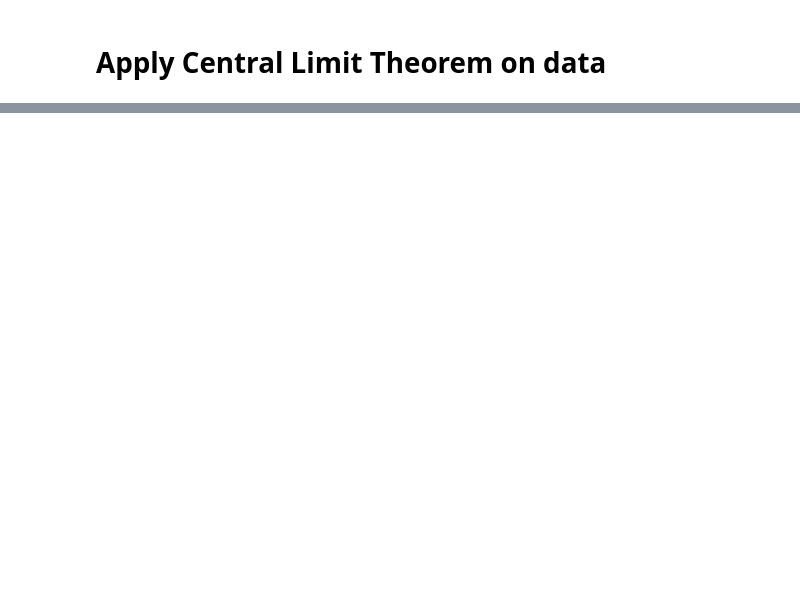
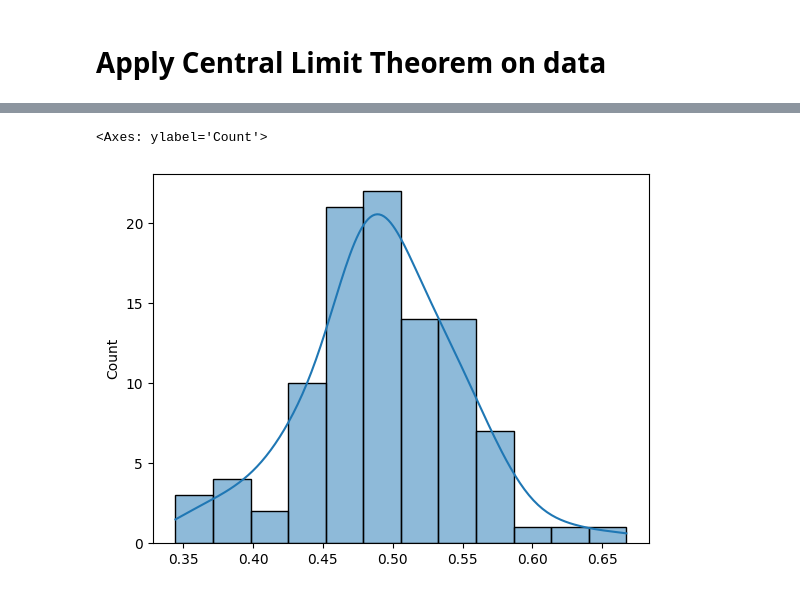
Before and after one commit to Nandini155/old_Statistics, a Jupyter notebook: Central_limit_theorm.ipynb, the cells around one changed output, grey strips where cells are left out. Saved outputs shown, nothing was run; the diff lists cells and outputs as text; code cells hidden in the pictures; blank space fills up the shorter version.

```diff
--- a/Central_limit_theorm.ipynb
+++ b/Central_limit_theorm.ipynb
@@ -49,0 +66,6 @@ sns.histplot(sample_data,kde=0.2)
+# %%
+#Appling CLT on sample data. Funtion = apply_CLT(sample_data,sample_size,total_samples)
+sns.histplot(apply_CLT(sample_data,30,100),kde=0.3)
+# %% [output]
+<Axes: ylabel='Count'>
+[figure, added]
```
Also changed, not shown: parts of 10 cells of this notebook.
